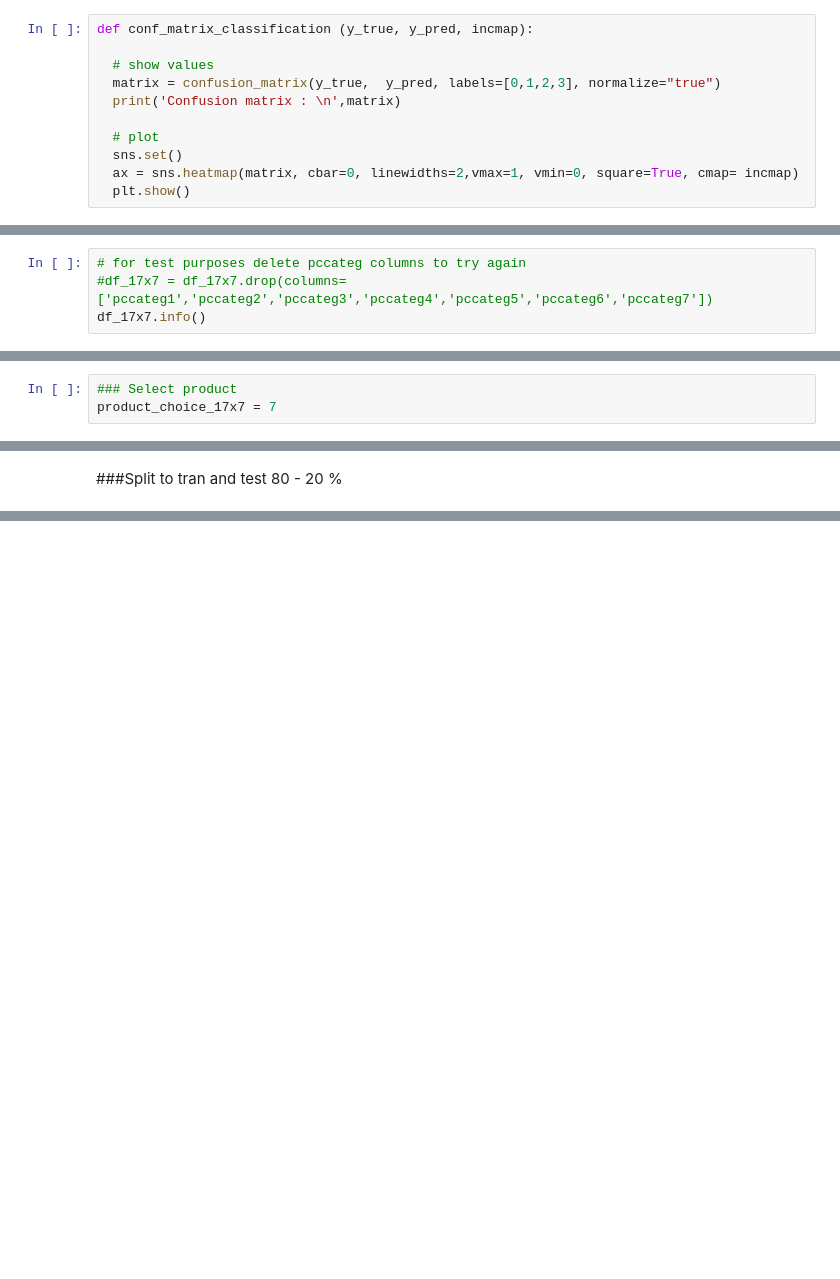
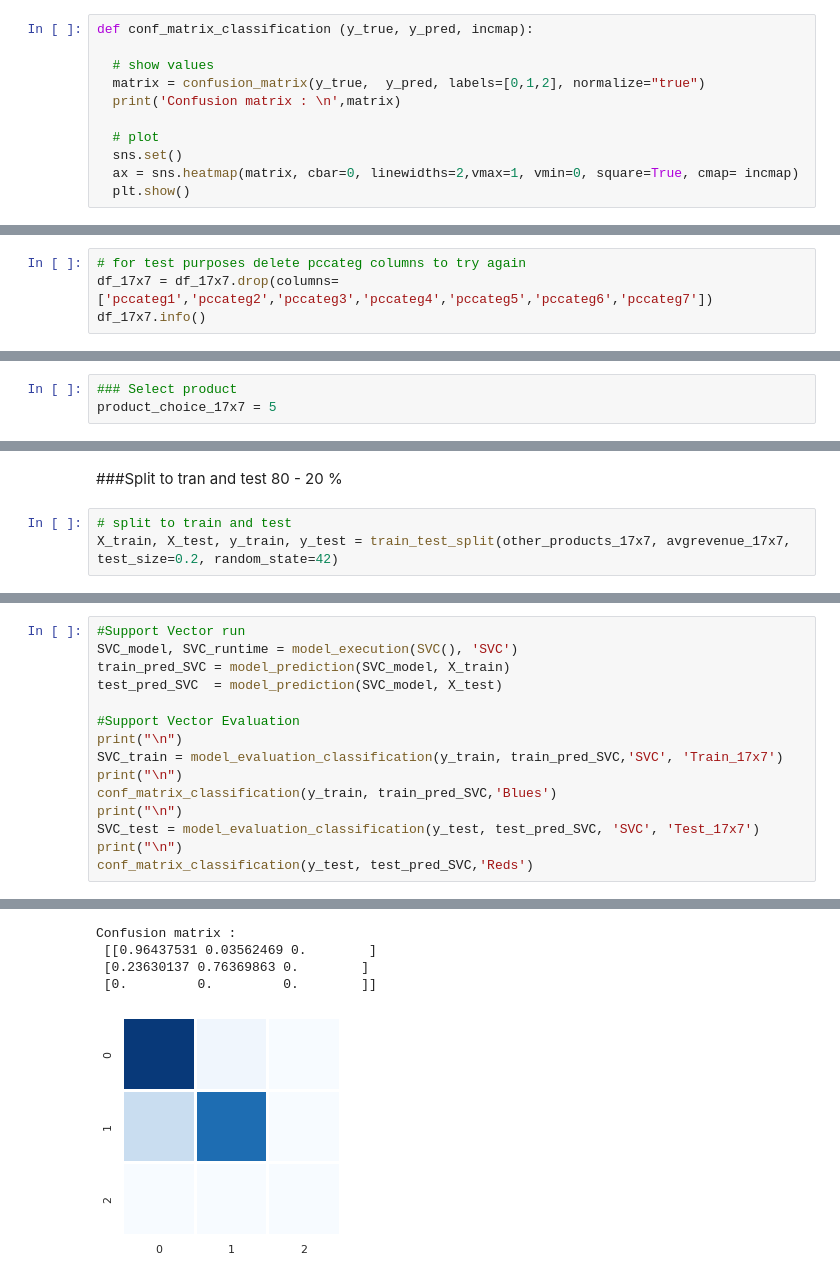
Before and after one commit to spros1/Methods-and-Algorithms_Work_Semester_21-22, a Jupyter notebook: AssortmentPlanning.ipynb, the cells around one changed output, grey strips where cells are left out. Saved outputs shown, nothing was run; the diff lists cells and outputs as text; blank space fills up the shorter version.

```diff
--- a/AssortmentPlanning.ipynb
+++ b/AssortmentPlanning.ipynb
@@ -376,7 +342,7 @@ def model_evaluation_classification (y_true, y_pred, model_name, train_test):
 def conf_matrix_classification (y_true, y_pred, incmap):
 
   # show values
-  matrix = confusion_matrix(y_true,  y_pred, labels=[0,1,2,3], normalize="true")
+  matrix = confusion_matrix(y_true,  y_pred, labels=[0,1,2], normalize="true")
   print('Confusion matrix : \n',matrix)
 
   # plot
@@ -534,7 +487,7 @@ range(0, 7842)
 range(0, 7)
 # %%
 # for test purposes delete pccateg columns to try again
-#df_17x7 = df_17x7.drop(columns=['pccateg1','pccateg2','pccateg3','pccateg4','pccateg5','pccateg6','pccateg7'])
+df_17x7 = df_17x7.drop(columns=['pccateg1','pccateg2','pccateg3','pccateg4','pccateg5','pccateg6','pccateg7'])
 df_17x7.info()
 # %% [output]
 <class 'pandas.core.frame.DataFrame'>
@@ -583,6 +536,6 @@ Here we are going to test for product_id = 7
 # %%
 ### Select product
-product_choice_17x7 = 7
+product_choice_17x7 = 5
 # %%
 # initialize lists
 df_17x7listb = (7,17)
@@ -756,2 +711,5 @@ avgrevenue20x10
 # %% [markdown]
 ###Split to tran and test 80 - 20 %
+# %%
+# split to train and test
+X_train, X_test, y_train, y_test = train_test_split(other_products_17x7, avgrevenue_17x7, test_size=0.2, random_state=42)
@@ -757,0 +718,16 @@ avgrevenue20x10
+# %%
+#Support Vector run
+SVC_model, SVC_runtime = model_execution(SVC(), 'SVC')
+train_pred_SVC = model_prediction(SVC_model, X_train)
+test_pred_SVC  = model_prediction(SVC_model, X_test)
+
+#Support Vector Evaluation
+print("\n")
+SVC_train = model_evaluation_classification(y_train, train_pred_SVC,'SVC', 'Train_17x7')
+print("\n")
+conf_matrix_classification(y_train, train_pred_SVC,'Blues')
+print("\n")
+SVC_test = model_evaluation_classification(y_test, test_pred_SVC, 'SVC', 'Test_17x7')
+print("\n")
+conf_matrix_classification(y_test, test_pred_SVC,'Reds')
+# %% [output]
@@ -757,0 +741,5 @@ avgrevenue20x10
+Confusion matrix :
+ [[0.96437531 0.03562469 0.        ]
+ [0.23630137 0.76369863 0.        ]
+ [0.         0.         0.        ]]
+[figure, added]
```
Also changed, not shown: parts of 18 cells of this notebook.
